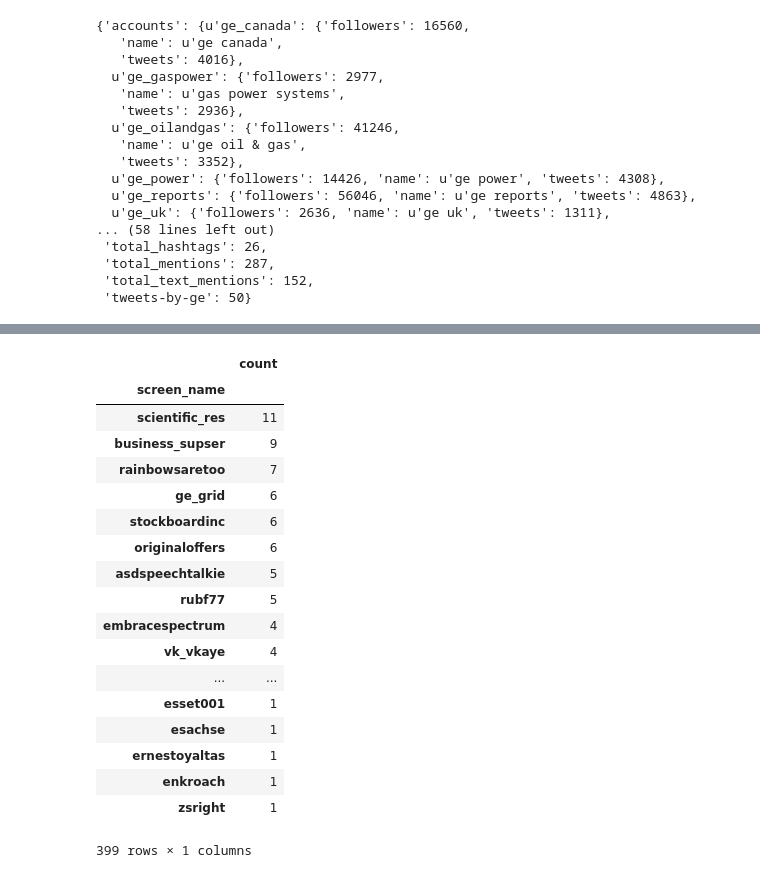
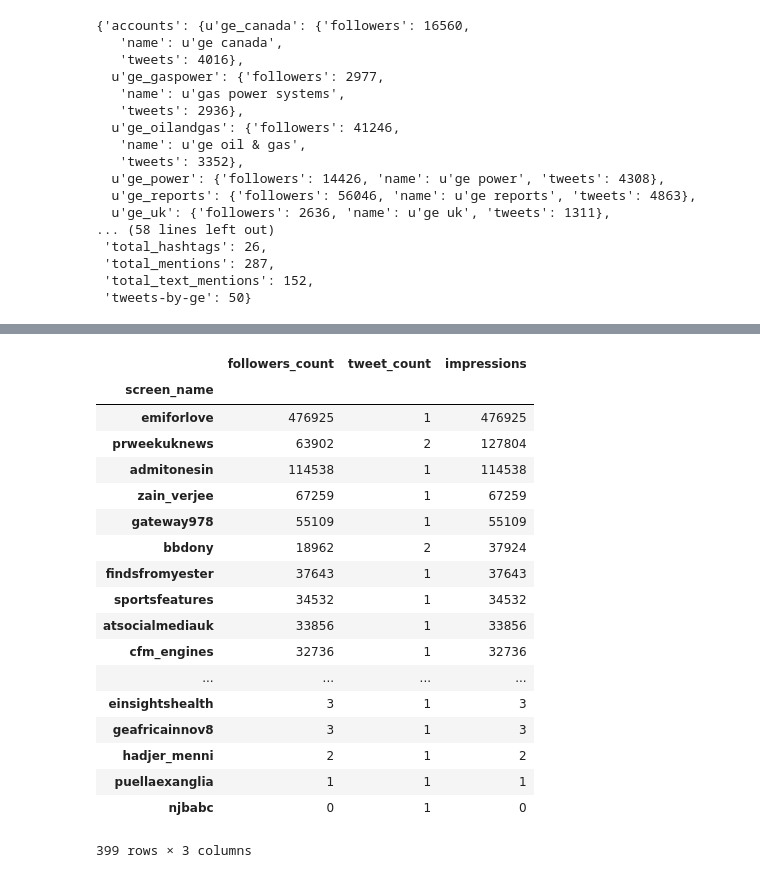
Before and after one commit to nloyolag/ge-olympics, a Jupyter notebook: extract_information.ipynb, the cells around one changed output, grey strips where cells are left out. Drawn from its saved outputs; the diff is of its cells as text; code cells hidden in the pictures.

Commit message:
add: influential participants

```diff
--- a/extract_information.ipynb
+++ b/extract_information.ipynb
@@ -43,7 +43,8 @@ ge_accounts = ['generalelectric',
                'ge_oilandgas',
                'gelighting',
                'ge_foundation',
-               'ge_gaspower']
+               'ge_gaspower',
+               'ge_grid']
 dataset['retweet_count'][10]
 # %% [output]
 0
@@ -222,42 +223,38 @@ negative_tweets = sum(1 for x in sentiments.values() if x == "negative")
 #...as percentages
 #positive_tweets / float(len(corpus))
 #negative_tweets / float(len(corpus))
-# %%
-# Audience Characteristics
-
-# Lang
-# Location
-
-# Most active participants
-top_participants = exclude_ge[['screen_name', 'text_lower']].groupby('screen_name').agg('count').sort('text_lower', ascending=False).rename(columns={'text_lower': 'count'})
-top_participants
-
-# Most influential participants
-ge_retweeters = dataset[dataset['text_lower'].str.contains('|'.join(ge_retweets))]
-ge_retweeters = ge_retweeters[~ge_retweeters['retweeted_status'].isnull()]
-ge_retweeters['original_tweet_id'] = ge_retweeters.retweeted_status.map(lambda x: x['id'])
-ge_retweeters['followers_count'] = ge_retweeters.user.map(lambda x: x['followers_count'])
-ge_retweeters = ge_retweeters[['screen_name', 'followers_count', 'favorite_count']]
-
-
-# Most influential content
-# %% [output]
-|  | count |
-| screen_name |  |
-| scientific_res | 11 |
-| business_supser | 9 |
-| rainbowsaretoo | 7 |
-| ge_grid | 6 |
-| stockboardinc | 6 |
-| originaloffers | 6 |
-| asdspeechtalkie | 5 |
-| rubf77 | 5 |
-| embracespectrum | 4 |
-| vk_vkaye | 4 |
-| ... | ... |
-| esset001 | 1 |
-| esachse | 1 |
-| ernestoyaltas | 1 |
-| enkroach | 1 |
-| zsright | 1 |
-399 rows × 1 columns
+# %%
+# Audience Characteristics
+
+# Lang
+# Location
+
+# Most active participants
+top_participants = exclude_ge[['screen_name', 'text_lower']].groupby('screen_name').agg('count').rename(columns={'text_lower': 'tweet_count'})
+
+# Most relevant participants
+relevant_participants = exclude_ge[['screen_name', 'followers_count']].groupby('screen_name').agg('max')
+relevant_participants = pd.merge(relevant_participants, top_participants, left_index=True, right_index=True, how='left')
+relevant_participants['impressions'] = relevant_participants['followers_count'] * relevant_participants['tweet_count']
+relevant_participants = relevant_participants.sort_values(by='impressions', ascending=False)
+relevant_participants
+# %% [output]
+|  | followers_count | tweet_count | impressions |
+| screen_name |  |  |  |
+| emiforlove | 476925 | 1 | 476925 |
+| prweekuknews | 63902 | 2 | 127804 |
+| admitonesin | 114538 | 1 | 114538 |
+| zain_verjee | 67259 | 1 | 67259 |
+| gateway978 | 55109 | 1 | 55109 |
+| bbdony | 18962 | 2 | 37924 |
+| findsfromyester | 37643 | 1 | 37643 |
+| sportsfeatures | 34532 | 1 | 34532 |
+| atsocialmediauk | 33856 | 1 | 33856 |
+| cfm_engines | 32736 | 1 | 32736 |
+| ... | ... | ... | ... |
+| einsightshealth | 3 | 1 | 3 |
+| geafricainnov8 | 3 | 1 | 3 |
+| hadjer_menni | 2 | 1 | 2 |
+| puellaexanglia | 1 | 1 | 1 |
+| njbabc | 0 | 1 | 0 |
+399 rows × 3 columns
```
